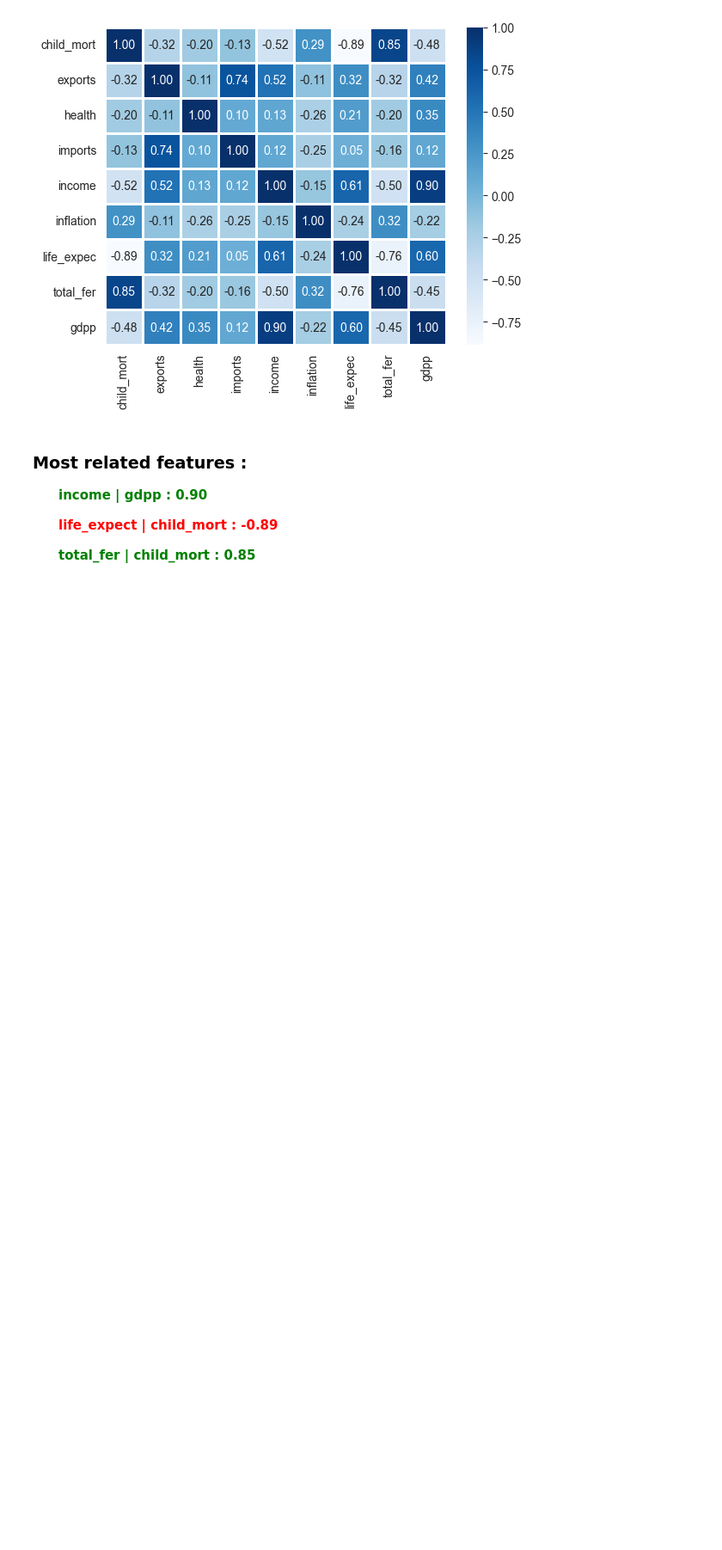
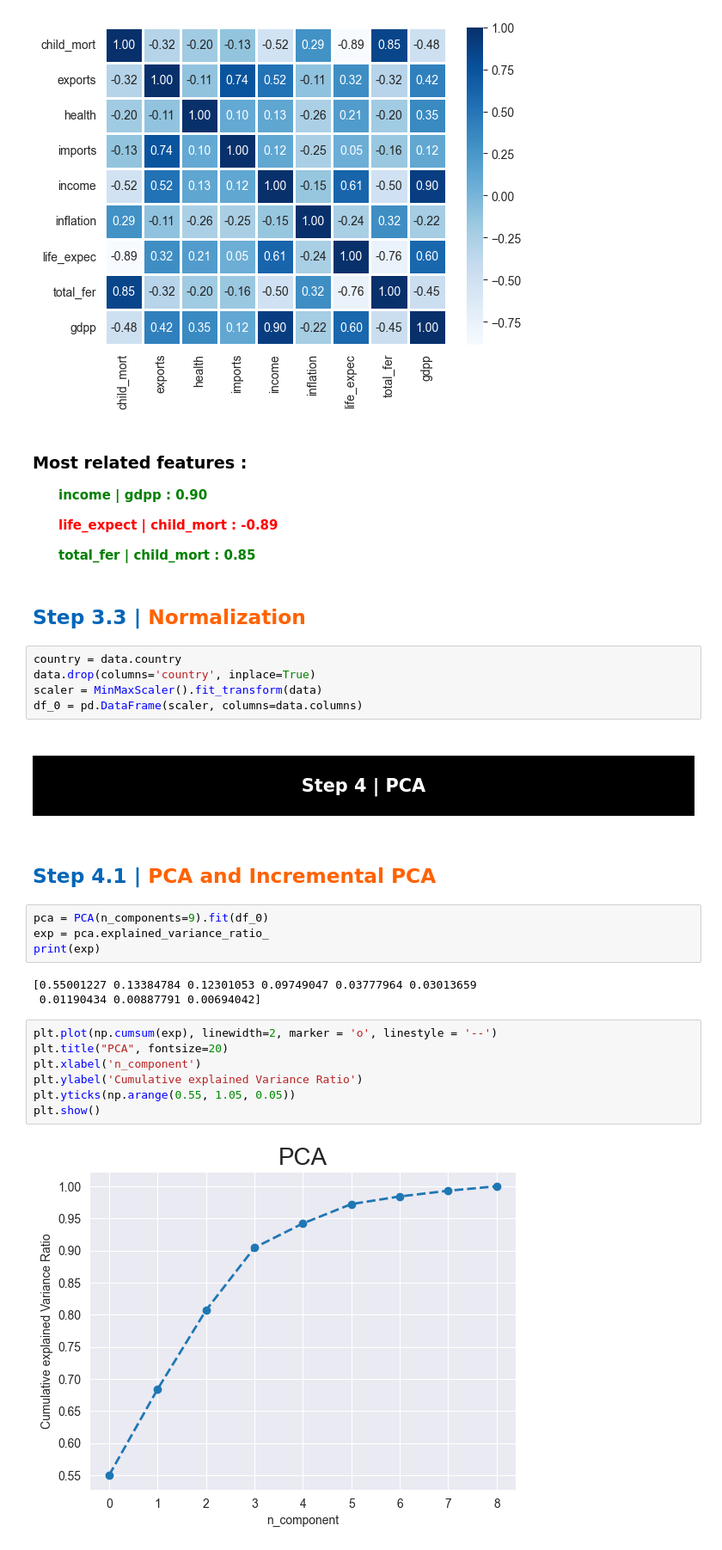
Before and after one commit to NimaPourmoradi/PCA_Country_Data_Version2, a Jupyter notebook: Country_data_Version2.ipynb, the cells around one changed output. Shown at 86% size. Drawn from its saved outputs; the diff is of its cells as text; blank space fills up the shorter version.

Commit message:
Modeling
+ PCA
    - PCA
    - Incremental PCA
+ Clustring Model
    - KMeans

```diff
--- a/Country_data_Version2.ipynb
+++ b/Country_data_Version2.ipynb
@@ -144,3 +152,33 @@ plt.show()
 <ul><span style="color:green; font-weight:600">income | gdpp : 0.90</span></ul>
 <ul><span style="color:red; font-weight:600">life_expect | child_mort : -0.89</span></ul>
 <ul><span style="color:green; font-weight:600">total_fer | child_mort : 0.85</span></ul>
+# %% [markdown]
+<a id="normalize"></a>
+<h2><b><span style="color:#0266b7">Step 3.3 | </span><span style="color:#ff6200"> Normalization </span></b></h2>
+# %%
+country = data.country
+data.drop(columns='country', inplace=True)
+scaler = MinMaxScaler().fit_transform(data)
+df_0 = pd.DataFrame(scaler, columns=data.columns)
+# %% [markdown]
+<a id="pca"></a>
+<h1><p style="padding:15px;background-color:black ;margin:0;color:#ffffff;font-family:Chalkduster;font-size:75%;text-align:center;border-radius: 75px 75px;font-weight:700; box-shadow: 10px 10px 5px #32409c">Step 4 | PCA </p></h1>
+# %% [markdown]
+<a id="pca2"></a>
+<h2><b><span style="color:#0266b7">Step 4.1 | </span><span style="color:#ff6200"> PCA and Incremental PCA </span></b></h2>
+# %%
+pca = PCA(n_components=9).fit(df_0)
+exp = pca.explained_variance_ratio_
+print(exp)
+# %% [output]
+[0.55001227 0.13384784 0.12301053 0.09749047 0.03777964 0.03013659
+ 0.01190434 0.00887791 0.00694042]
+# %%
+plt.plot(np.cumsum(exp), linewidth=2, marker = 'o', linestyle = '--')
+plt.title("PCA", fontsize=20)
+plt.xlabel('n_component')
+plt.ylabel('Cumulative explained Variance Ratio')
+plt.yticks(np.arange(0.55, 1.05, 0.05))
+plt.show()
+# %% [output]
+[figure, added]
```
Also changed, not shown: parts of 22 cells of this notebook.
